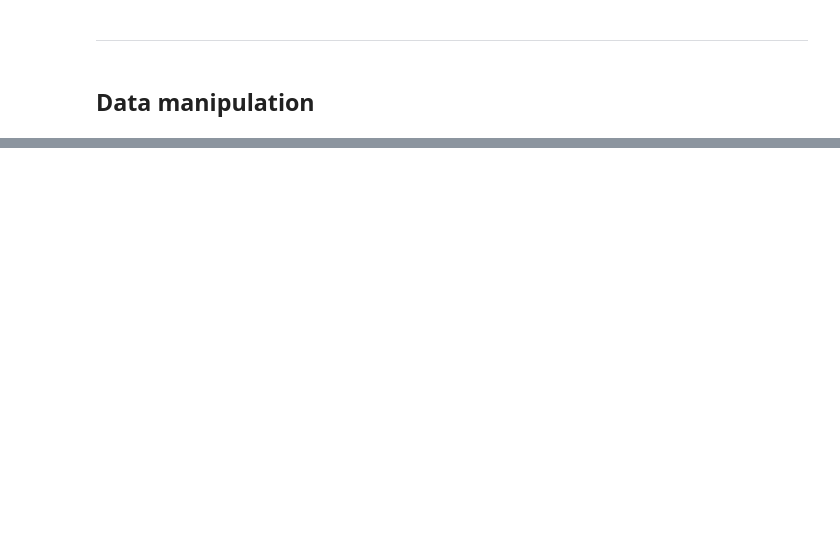
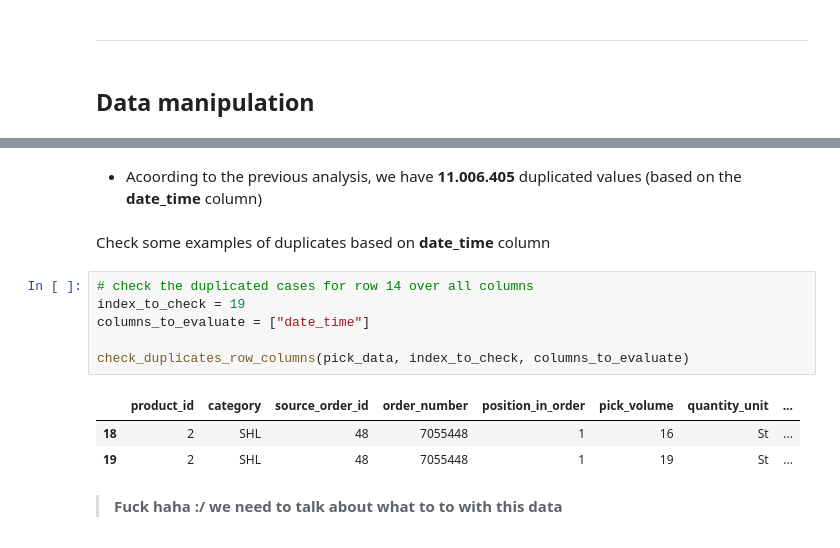
Before and after one commit to aleksandarkling/OBETAWarehousingAnalyticsProject, a Jupyter notebook: Step 1 - Preparing Data/pick_data.ipynb, the cells around one changed output, grey strips where cells are left out. Drawn from its saved outputs; the diff is of its cells as text; blank space fills up the shorter version.

```diff
--- a/Step 1 - Preparing Data/pick_data.ipynb
+++ b/Step 1 - Preparing Data/pick_data.ipynb
@@ -181,0 +331,16 @@ ______
+# %% [markdown]
+* Acoording to the previous analysis, we have **11.006.405** duplicated values (based on the **date_time** column)
+# %% [markdown]
+Check some examples of duplicates based on **date_time** column
+# %%
+# check the duplicated cases for row 14 over all columns
+index_to_check = 19
+columns_to_evaluate = ["date_time"]
+
+check_duplicates_row_columns(pick_data, index_to_check, columns_to_evaluate)
+# %% [output]
+|  | product_id | category | source_order_id | order_number | position_in_order | pick_volume | quantity_unit | ... |
+| 18 | 2 | SHL | 48 | 7055448 | 1 | 16 | St | ... |
+| 19 | 2 | SHL | 48 | 7055448 | 1 | 19 | St | ... |
+# %% [markdown]
+> **Fuck haha :/ we need to talk about what to to with this data**
```
Also changed, not shown: parts of 71 cells of this notebook.
